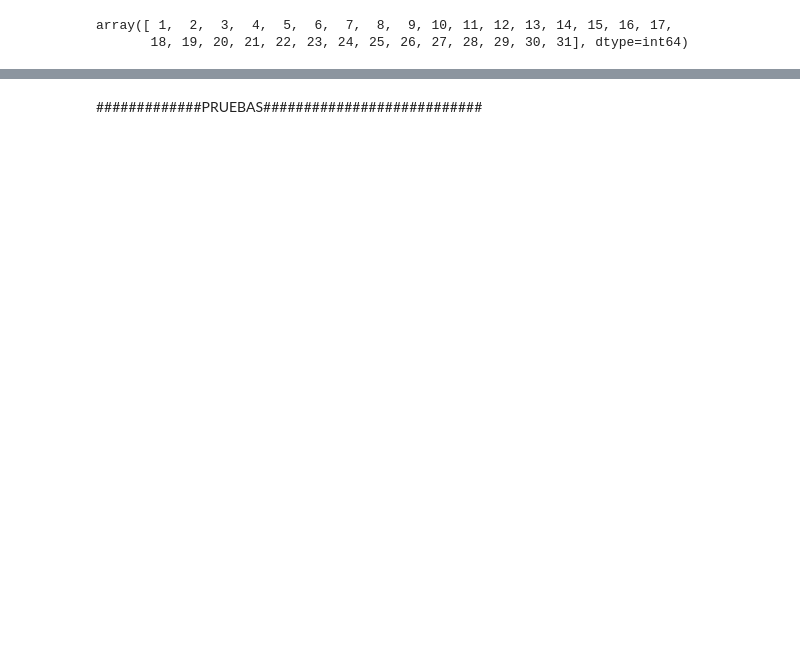
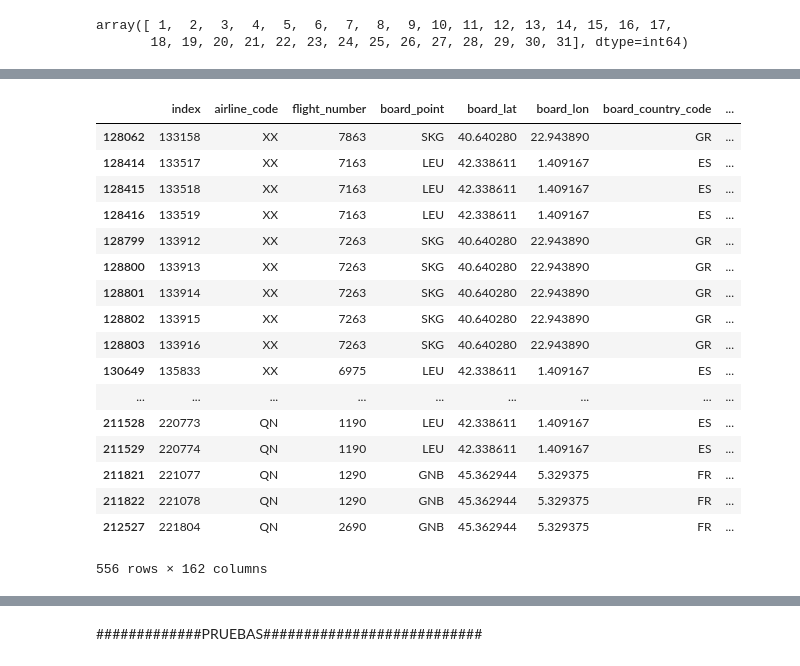
Before and after one commit to EMayorga/TFM, a Jupyter notebook: WEATHER.ipynb, the cells around one changed output, grey strips where cells are left out. Saved outputs shown, nothing was run; the diff lists cells and outputs as text; code cells hidden in the pictures; blank space fills up the shorter version.

```diff
--- a/WEATHER.ipynb
+++ b/WEATHER.ipynb
@@ -340,0 +543,25 @@ array([ 1,  2,  3,  4,  5,  6,  7,  8,  9, 10, 11, 12, 13, 14, 15, 16, 17,
+# %%
+oo =vuelosSinTratar[vuelosSinTratar['anyoSalida']==2014]
+# %%
+oo = oo['mesSalida'].unique()
+# %%
+oo
+# %% [output]
+|  | index | airline_code | flight_number | board_point | board_lat | board_lon | board_country_code | ... |
+| 128062 | 133158 | XX | 7863 | SKG | 40.640280 | 22.943890 | GR | ... |
+| 128414 | 133517 | XX | 7163 | LEU | 42.338611 | 1.409167 | ES | ... |
+| 128415 | 133518 | XX | 7163 | LEU | 42.338611 | 1.409167 | ES | ... |
+| 128416 | 133519 | XX | 7163 | LEU | 42.338611 | 1.409167 | ES | ... |
+| 128799 | 133912 | XX | 7263 | SKG | 40.640280 | 22.943890 | GR | ... |
+| 128800 | 133913 | XX | 7263 | SKG | 40.640280 | 22.943890 | GR | ... |
+| 128801 | 133914 | XX | 7263 | SKG | 40.640280 | 22.943890 | GR | ... |
+| 128802 | 133915 | XX | 7263 | SKG | 40.640280 | 22.943890 | GR | ... |
+| 128803 | 133916 | XX | 7263 | SKG | 40.640280 | 22.943890 | GR | ... |
+| 130649 | 135833 | XX | 6975 | LEU | 42.338611 | 1.409167 | ES | ... |
+| ... | ... | ... | ... | ... | ... | ... | ... | ... |
+| 211528 | 220773 | QN | 1190 | LEU | 42.338611 | 1.409167 | ES | ... |
+| 211529 | 220774 | QN | 1190 | LEU | 42.338611 | 1.409167 | ES | ... |
+| 211821 | 221077 | QN | 1290 | GNB | 45.362944 | 5.329375 | FR | ... |
+| 211822 | 221078 | QN | 1290 | GNB | 45.362944 | 5.329375 | FR | ... |
+| 212527 | 221804 | QN | 2690 | GNB | 45.362944 | 5.329375 | FR | ... |
+556 rows × 162 columns
```
Also changed, not shown: parts of 23 cells of this notebook.
